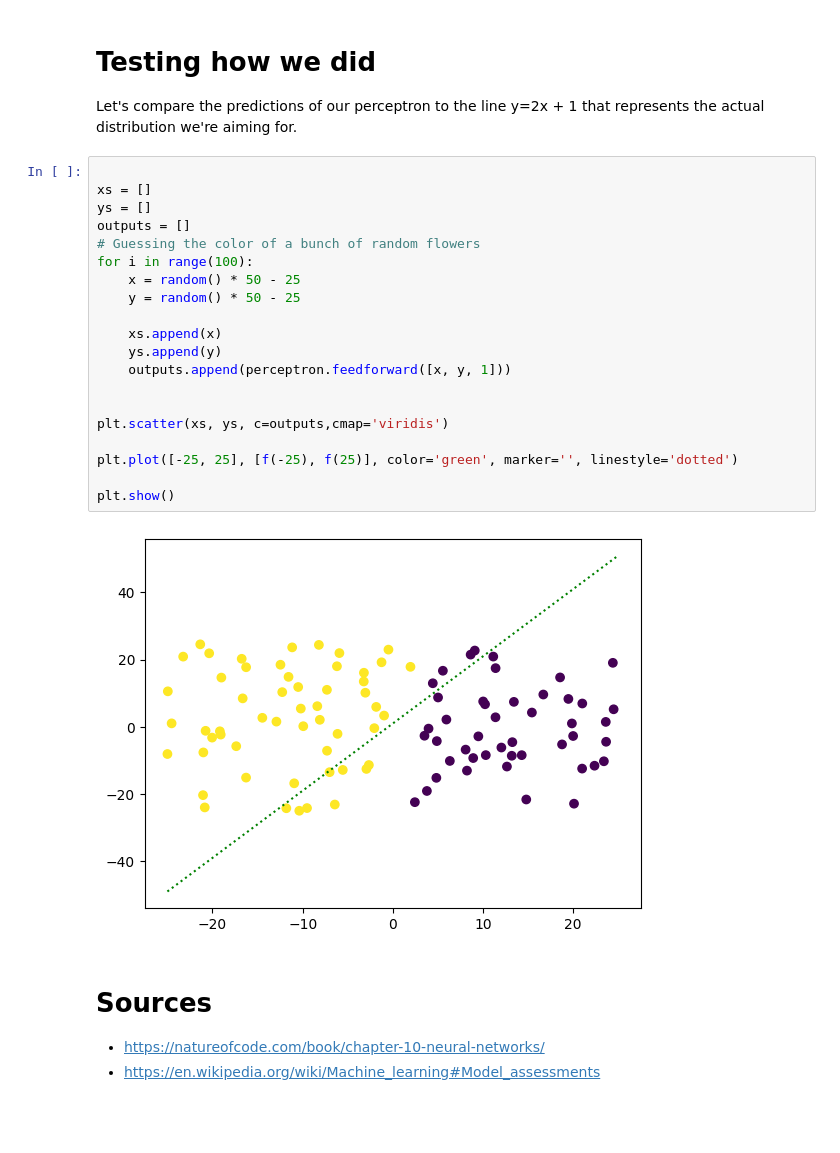
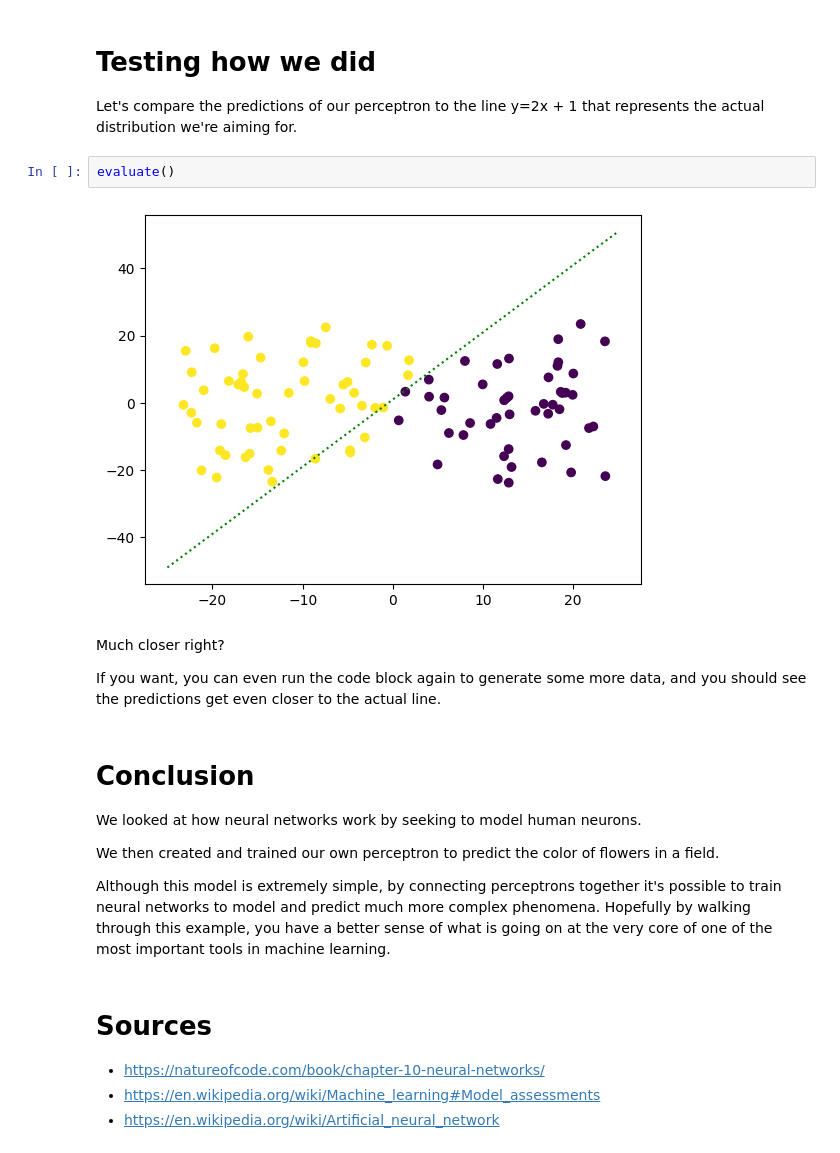
Before and after one commit to Ml4All-IU/Lab-11.08.2023, a Jupyter notebook: notebook.ipynb, the cells around one changed output. Saved outputs shown, nothing was run; the diff lists cells and outputs as text; blank space fills up the shorter version.

```diff
--- a/notebook.ipynb
+++ b/notebook.ipynb
@@ -148,29 +177,23 @@ for i in range(len(inputs)):
 # %% [markdown]
 # Testing how we did
 Let's compare the predictions of our perceptron to the line y=2x + 1 that represents the actual distribution we're aiming for.
-# %%
-
-xs = []
-ys = []
-outputs = []
-# Guessing the color of a bunch of random flowers
-for i in range(100):
-    x = random() * 50 - 25
-    y = random() * 50 - 25
-
-    xs.append(x)
-    ys.append(y)
-    outputs.append(perceptron.feedforward([x, y, 1]))
-
-
-plt.scatter(xs, ys, c=outputs,cmap='viridis')
-
-plt.plot([-25, 25], [f(-25), f(25)], color='green', marker='', linestyle='dotted')
-
-plt.show()
-# %% [output]
-[figure, removed]
+# %%
+evaluate()
+# %% [output]
+[figure, added]
+# %% [markdown]
+Much closer right?
+
+If you want, you can even run the code block again to generate some more data, and you should see the predictions get even closer to the actual line.
+# %% [markdown]
+# Conclusion
+We looked at how neural networks work by seeking to model human neurons.
+
+We then created and trained our own perceptron to predict the color of flowers in a field.
+
+Although this model is extremely simple, by connecting perceptrons together it's possible to train neural networks to model and predict much more complex phenomena. Hopefully by walking through this example, you have a better sense of what is going on at the very core of one of the most important tools in machine learning.
 # %% [markdown]
 # Sources
 - https://natureofcode.com/book/chapter-10-neural-networks/
 - https://en.wikipedia.org/wiki/Machine_learning#Model_assessments
+- https://en.wikipedia.org/wiki/Artificial_neural_network
```
Also changed, not shown: parts of 6 cells of this notebook.
